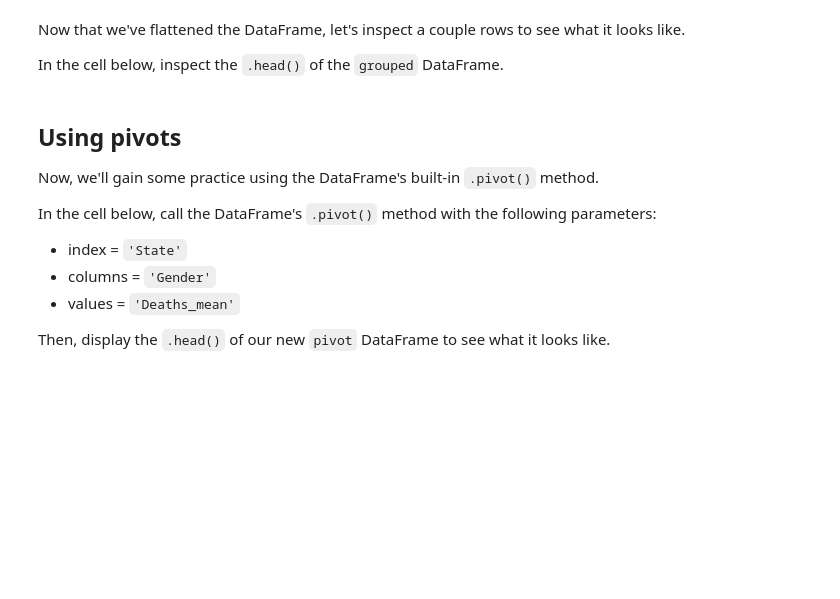
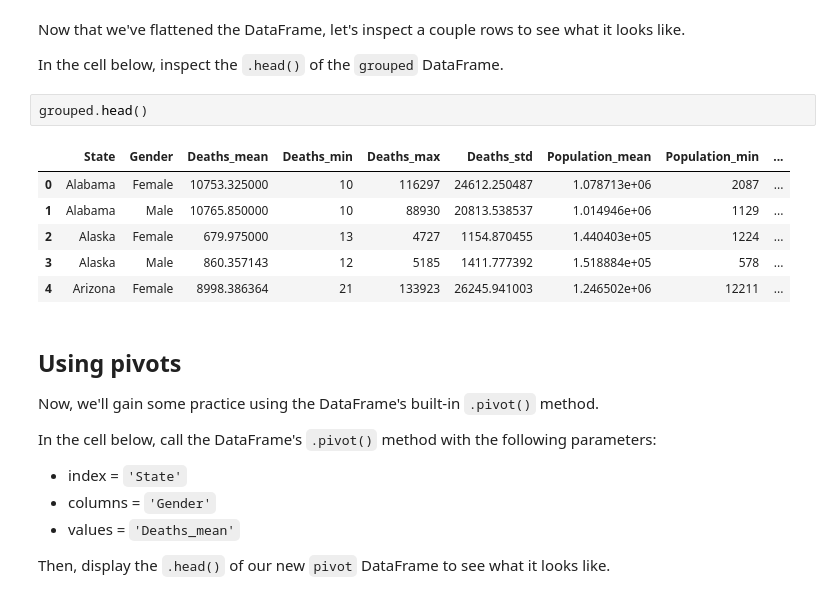
Before and after one commit to Daisy96494/dsc-pivot-tables-pandas-lab, a Jupyter notebook: index.ipynb, the cells around one changed output. Cells and saved outputs as stored; diff of their text form; blank space fills up the shorter version.

```diff
--- a/index.ipynb
+++ b/index.ipynb
@@ -340,6 +368,15 @@ grouped.columns
 Now that we've flattened the DataFrame, let's inspect a couple rows to see what it looks like.
 
 In the cell below, inspect the `.head()` of the `grouped` DataFrame.
+# %%
+grouped.head()
+# %% [output]
+|  | State | Gender | Deaths_mean | Deaths_min | Deaths_max | Deaths_std | Population_mean | Population_min | ... |
+| 0 | Alabama | Female | 10753.325000 | 10 | 116297 | 24612.250487 | 1.078713e+06 | 2087 | ... |
+| 1 | Alabama | Male | 10765.850000 | 10 | 88930 | 20813.538537 | 1.014946e+06 | 1129 | ... |
+| 2 | Alaska | Female | 679.975000 | 13 | 4727 | 1154.870455 | 1.440403e+05 | 1224 | ... |
+| 3 | Alaska | Male | 860.357143 | 12 | 5185 | 1411.777392 | 1.518884e+05 | 578 | ... |
+| 4 | Arizona | Female | 8998.386364 | 21 | 133923 | 26245.941003 | 1.246502e+06 | 12211 | ... |
 # %% [markdown]
 ## Using pivots
 
```
Also changed, not shown: parts of 20 cells of this notebook.
